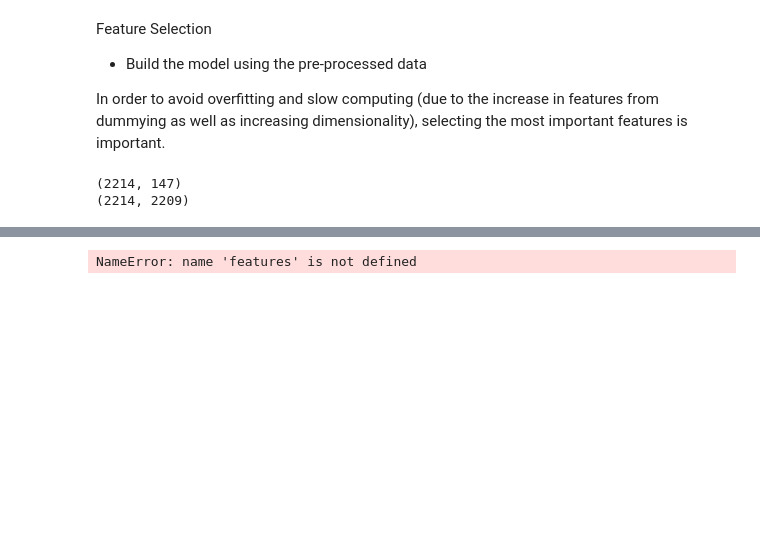
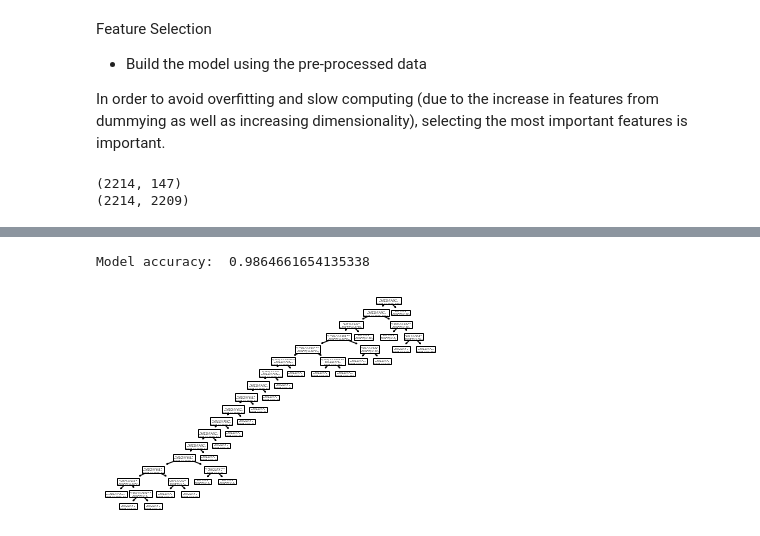
Before and after one commit to emilybirch36/Machine_Learning, a Jupyter notebook: DT-Emily.ipynb, the cells around one changed output, grey strips where cells are left out. Saved outputs shown, nothing was run; the diff lists cells and outputs as text; code cells hidden in the pictures; blank space fills up the shorter version.

Commit message:
Decision tree model constructed
 with initial pruning

```diff
--- a/DT-Emily.ipynb
+++ b/DT-Emily.ipynb
@@ -502,24 +513,30 @@ colnames_selected
-# %%
-# build the decision tree
-dtree = DecisionTreeClassifier()
-dtree = dtree.fit(x_train, y_train)
-data = tree.export_graphviz(dtree, out_file=None, feature_names=features)
-graph = pydotplus.graph_from_dot_data(data)
-graph.write_png('mydecisiontree.png')
-
-img=pltimg.imread('mydecisiontree.png')
-imgplot = plt.imshow(img)
-plt.show()
-
-
-
-
-OR
-
-from sklearn.decisiontre….. import DecisionTreeModel
-
-Def decision_tree(x_train, y_train, x_test, y_test):
-    model = DecisionTreeModel()
-    model.fit(x_train, y_train)
-# %% [output]
-NameError: name 'features' is not defined
+# %%
+# build the decision tree
+from sklearn import tree
+# import graphviz
+
+
+dtree = DecisionTreeClassifier()
+dtree = dtree.fit(x_train, y_train)
+
+
+tree.plot_tree(dtree)
+
+# most stylised tree:
+# dot_data = tree.export_graphviz(dtree, out_file=None, feature_names=features, filled=True, rounded=True, special_characters=True)
+# graph = graphviz.Source(dot_data)
+# graph
+
+
+
+# model can then be used to predict
+crime_predict = dtree.predict(x_test)
+
+
+# assess accuracy at this stage
+from sklearn.metrics import accuracy_score
+
+print("Model accuracy: ",accuracy_score(y_test, crime_predict))
+# %% [output]
+Model accuracy:  0.9864661654135338
+[figure, added]
```
Also changed, not shown: parts of 17 cells of this notebook.
